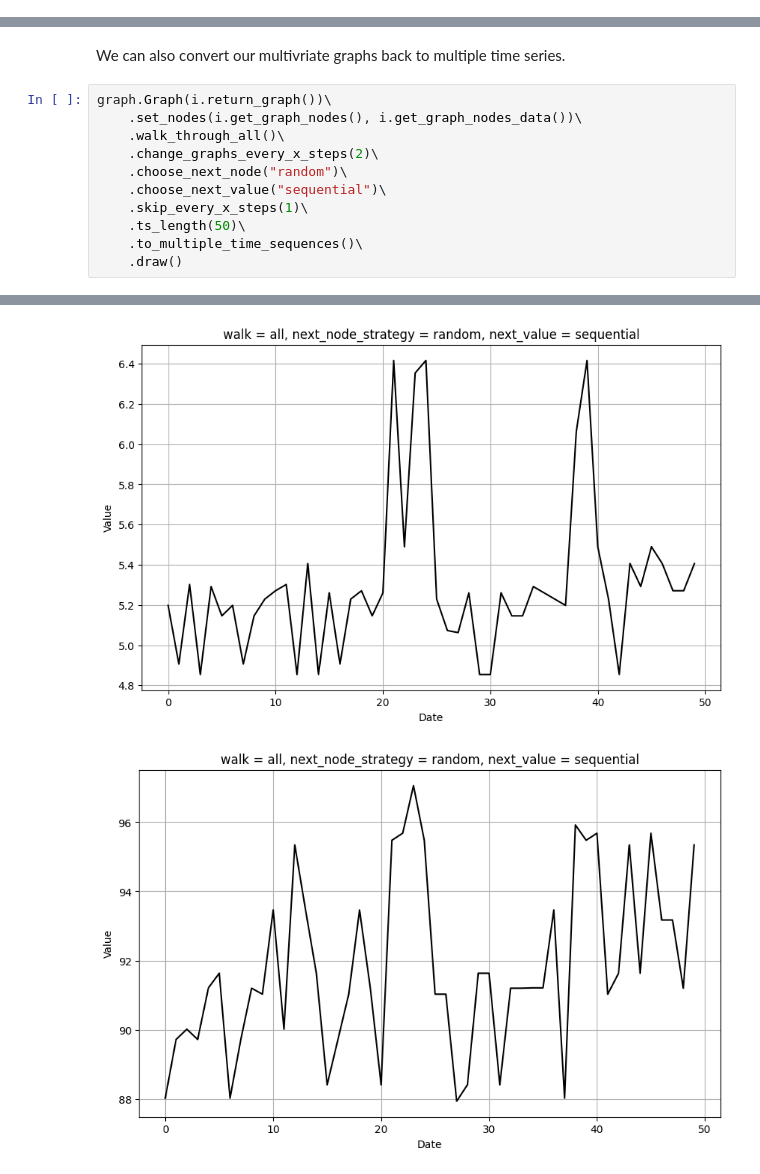
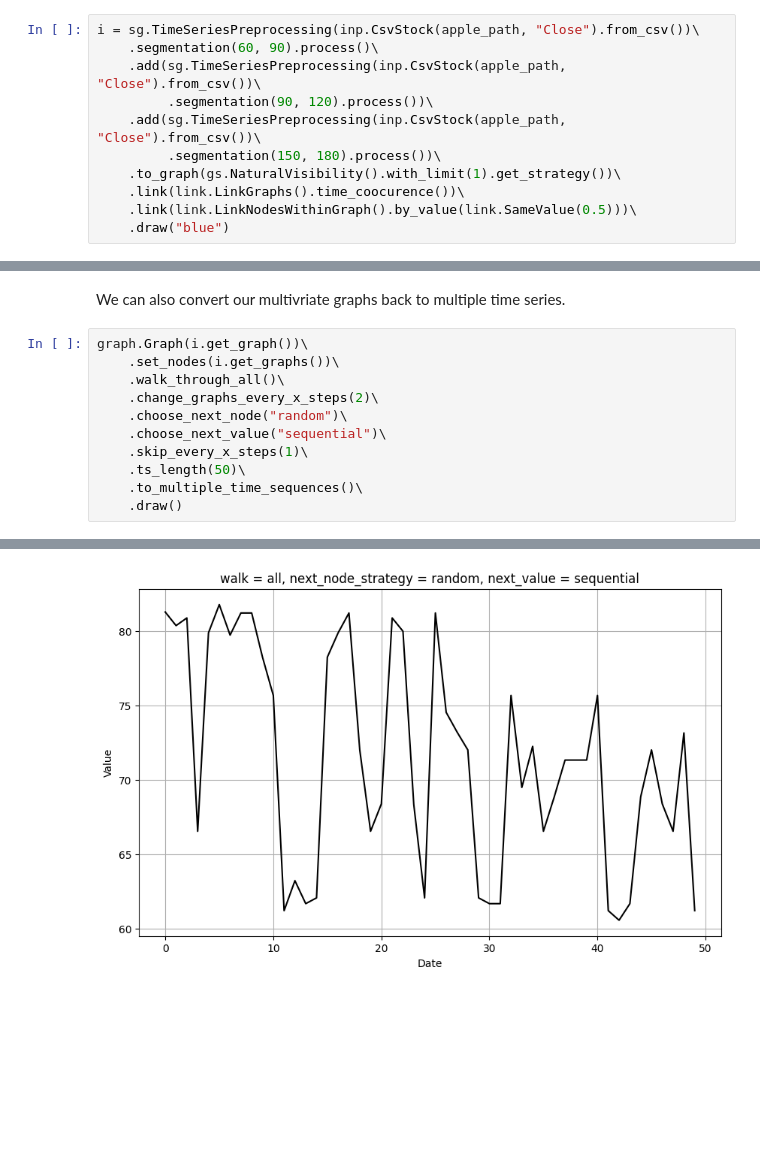
Before and after one commit to zangrcar/ts2g2, a Jupyter notebook: tutorials/demo-ts2g2.ipynb, the cells around one changed output, grey strips where cells are left out. Saved outputs shown, nothing was run; the diff lists cells and outputs as text; blank space fills up the shorter version.

```diff
--- a/tutorials/demo-ts2g2.ipynb
+++ b/tutorials/demo-ts2g2.ipynb
@@ -88,3 +71,14 @@ ttg.TimeSeriesToGraph()\
 # %% [markdown]
 # Combining multiple graphs
 We can store and combine multiple of already inpeated objects TimeSeriesToGraph into one object MultivariateTimeSeriesToGraph
+# %%
+i = sg.TimeSeriesPreprocessing(inp.CsvStock(apple_path, "Close").from_csv())\
+    .segmentation(60, 90).process()\
+    .add(sg.TimeSeriesPreprocessing(inp.CsvStock(apple_path, "Close").from_csv())\
+         .segmentation(90, 120).process())\
+    .add(sg.TimeSeriesPreprocessing(inp.CsvStock(apple_path, "Close").from_csv())\
+         .segmentation(150, 180).process())\
+    .to_graph(gs.NaturalVisibility().with_limit(1).get_strategy())\
+    .link(link.LinkGraphs().time_coocurence())\
+    .link(link.LinkNodesWithinGraph().by_value(link.SameValue(0.5)))\
+    .draw("blue")
@@ -184,8 +161,8 @@ graph.GraphSlidWin(x.return_graph())\
 # %% [markdown]
 We can also convert our multivriate graphs back to multiple time series.
 # %%
-graph.Graph(i.return_graph())\
-    .set_nodes(i.get_graph_nodes(), i.get_graph_nodes_data())\
+graph.Graph(i.get_graph())\
+    .set_nodes(i.get_graphs())\
     .walk_through_all()\
     .change_graphs_every_x_steps(2)\
     .choose_next_node("random")\
@@ -200,3 +177,2 @@ graph.Graph(i.return_graph())\
-[figure, old version]
+[figure, new version]
-[figure, removed]
 # %%
```
Also changed, not shown: parts of 11 cells of this notebook, 4 other files.
